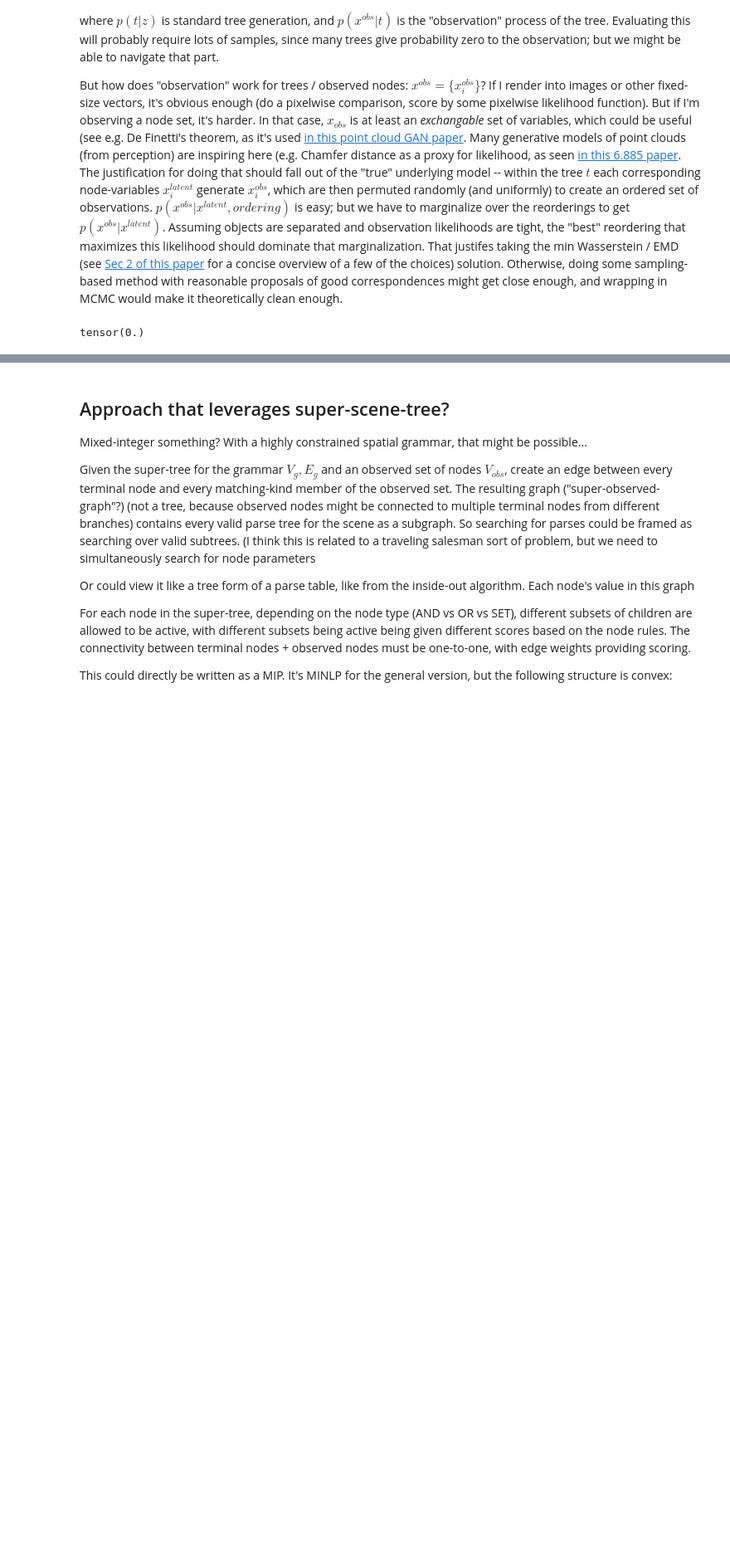
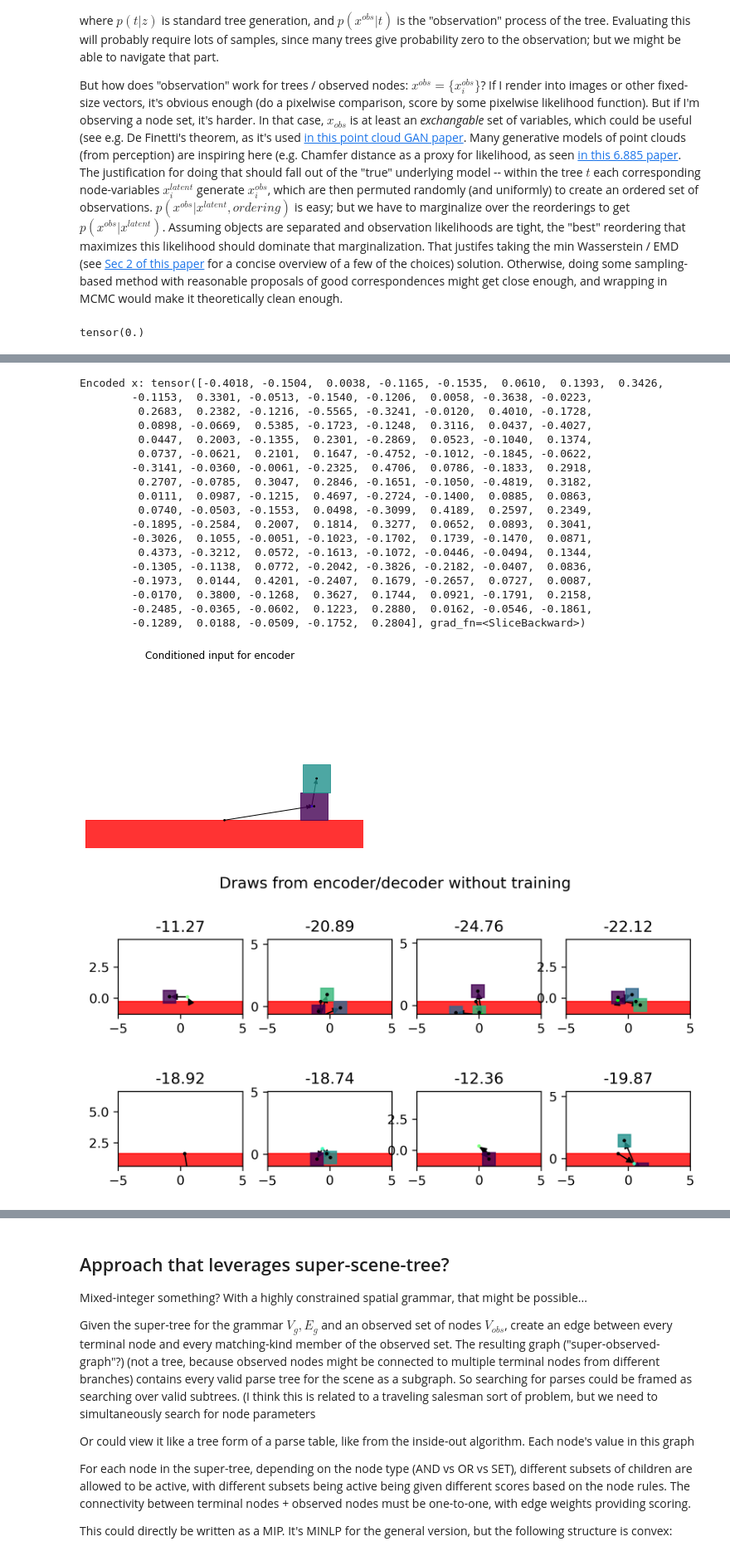
Before and after one commit to gizatt/spatial_scene_grammars, a Jupyter notebook: spatial_scene_grammars_examples/planar_box_stacks/parsing_experiments.ipynb, the cells around one changed output, grey strips where cells are left out. Shown at 83% size. Cells and saved outputs as stored; diff of their text form; code cells hidden in the pictures; blank space fills up the shorter version.

```diff
--- a/spatial_scene_grammars_examples/planar_box_stacks/parsing_experiments.ipynb
+++ b/spatial_scene_grammars_examples/planar_box_stacks/parsing_experiments.ipynb
@@ -186,6 +188,26 @@ candidate_nodes = [n for n in observed_trees[2].nodes if isinstance(n, TerminalN
 print(estimate_observation_likelihood(candidate_nodes, observed_nodes, 1./np.sqrt(2*np.pi)))
 # %% [output]
 tensor(0.)
+# %%
+# Make a bigger dataset of observed trees
+full_trees_for_training = []
+observed_nodes_for_training = []
+for k in range(100):
+    scene_trees, success = sample_tree_from_root_type_with_constraints(
+        root_node_type=Ground,
+        root_node_instantiation_dict={
+            "xy": torch.tensor([0., 0.])
+        },
+        constraints=[
+            NonpenetrationConstraint(0.001),
+        ],
+        max_num_attempts=1000,
+        backend="rejection",#"metropolis_procedural_modeling",
+    )
+    if not success:
+        continue
+    full_trees_for_training.append(scene_trees[0])
+    observed_nodes_for_training.append([n for n in scene_trees[0].nodes if isinstance(n, TerminalNode)])
 # %%
 class NodeEmbedding(torch.nn.Module):
     def __init__(self, node_prototype, output_size):
@@ -333,0 +434,42 @@ Encoded observed nodes:  tensor([[ 0.3831, -0.0999, -0.3691,  0.4733, -0.0131,
+# %%
+plt.figure()
+plt.suptitle("Conditioned input for encoder")
+draw_boxes(full_trees_for_training[0], fig=plt.gcf(), ax=plt.gca(), block=False)
+x = encoder(observed_nodes_for_training[0])
+print("Encoded x:", x)
+plt.figure(dpi=300).set_size_inches(8, 4)
+fig = plt.gcf()
+plt.suptitle("Draws from encoder/decoder without training")
+N_width = 4
+N_height = 2
+torch.random.manual_seed(41)
+for i in range(N_width):
+    for j in range(N_height):
+        k = i*N_height + j
+        ax = plt.subplot(N_height, N_width, k + 1)
+        sampled_tree, ll = encoder.sample_tree_from_grammar_vector(meta_tree, x)
+        draw_boxes(sampled_tree, fig=fig, ax=ax, block=False)
+        plt.title("%0.02f" % ll)
+        ax.axis("on")
+plt.show()
+# %% [output]
+Encoded x: tensor([-0.4018, -0.1504,  0.0038, -0.1165, -0.1535,  0.0610,  0.1393,  0.3426,
+        -0.1153,  0.3301, -0.0513, -0.1540, -0.1206,  0.0058, -0.3638, -0.0223,
+         0.2683,  0.2382, -0.1216, -0.5565, -0.3241, -0.0120,  0.4010, -0.1728,
+         0.0898, -0.0669,  0.5385, -0.1723, -0.1248,  0.3116,  0.0437, -0.4027,
+         0.0447,  0.2003, -0.1355,  0.2301, -0.2869,  0.0523, -0.1040,  0.1374,
+         0.0737, -0.0621,  0.2101,  0.1647, -0.4752, -0.1012, -0.1845, -0.0622,
+        -0.3141, -0.0360, -0.0061, -0.2325,  0.4706,  0.0786, -0.1833,  0.2918,
+         0.2707, -0.0785,  0.3047,  0.2846, -0.1651, -0.1050, -0.4819,  0.3182,
+         0.0111,  0.0987, -0.1215,  0.4697, -0.2724, -0.1400,  0.0885,  0.0863,
+         0.0740, -0.0503, -0.1553,  0.0498, -0.3099,  0.4189,  0.2597,  0.2349,
+        -0.1895, -0.2584,  0.2007,  0.1814,  0.3277,  0.0652,  0.0893,  0.3041,
+        -0.3026,  0.1055, -0.0051, -0.1023, -0.1702,  0.1739, -0.1470,  0.0871,
+         0.4373, -0.3212,  0.0572, -0.1613, -0.1072, -0.0446, -0.0494,  0.1344,
+        -0.1305, -0.1138,  0.0772, -0.2042, -0.3826, -0.2182, -0.0407,  0.0836,
+        -0.1973,  0.0144,  0.4201, -0.2407,  0.1679, -0.2657,  0.0727,  0.0087,
+        -0.0170,  0.3800, -0.1268,  0.3627,  0.1744,  0.0921, -0.1791,  0.2158,
+        -0.2485, -0.0365, -0.0602,  0.1223,  0.2880,  0.0162, -0.0546, -0.1861,
+        -0.1289,  0.0188, -0.0509, -0.1752,  0.2804], grad_fn=<SliceBackward>)
+[figure, added]
+[figure, added]
```
Also changed, not shown: parts of 9 cells of this notebook, 2 other files.
